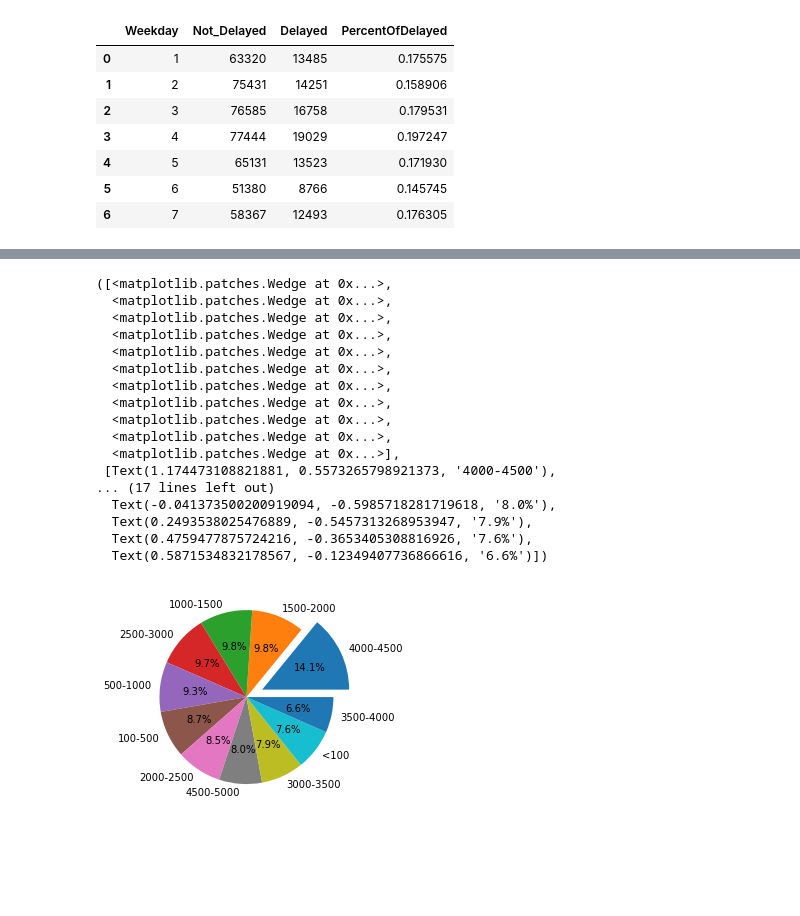
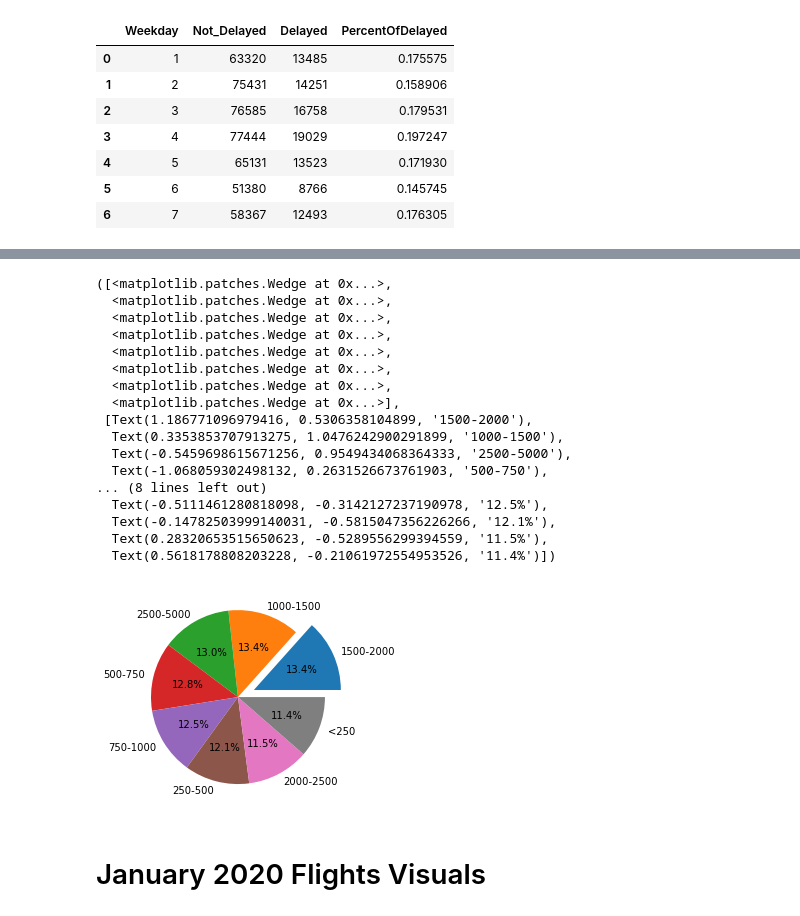
Before and after one commit to Duegan24/Final_Project, a Jupyter notebook: Database/Flights_Data-Visuals.ipynb, the cells around one changed output, grey strips where cells are left out. Drawn from its saved outputs; the diff is of its cells as text; code cells hidden in the pictures; blank space fills up the shorter version.

```diff
--- a/Database/Flights_Data-Visuals.ipynb
+++ b/Database/Flights_Data-Visuals.ipynb
@@ -182,0 +217,3 @@ array(['9E', 'AA', 'MQ', 'G4', 'OH', 'B6', 'YV', 'EV', 'F9', 'YX', 'HA',
+# %%
+airport_codes_df = airport_codes
+airport_codes_df.head()
@@ -182,0 +227,3 @@ array(['9E', 'AA', 'MQ', 'G4', 'OH', 'B6', 'YV', 'EV', 'F9', 'YX', 'HA',
+# %%
+jan_19_join = jan_19_clean.merge(airport_codes_df, on ="ORIGIN", how="left")
+jan_19_join.head()
@@ -182,0 +238,3 @@ array(['9E', 'AA', 'MQ', 'G4', 'OH', 'B6', 'YV', 'EV', 'F9', 'YX', 'HA',
+# %%
+jan_19_clean = jan_19_join
+jan_19_clean.head()
@@ -335,8 +458,12 @@ DISTANCE
 Name: DISTANCE, dtype: int64
 # %%
 # Establish the distance bins and group names.
-distance_bins = [0, 100, 500, 1000, 1500, 2000, 2500, 3000, 3500, 4000, 4500, 5000]
-group_names = ["<100", "100-500", "500-1000", "1000-1500", "1500-2000", "2000-2500", "2500-3000", "3000-3500", "3500-4000", "4000-4500", "4500-5000"]
+# distance_bins = [0, 100, 500, 1000, 1500, 2000, 2500, 3000, 3500, 4000, 4500, 5000]
+# group_names = ["<100", "100-500", "500-1000", "1000-1500", "1500-2000", "2000-2500", "2500-3000", "3000-3500", "3500-4000", "4000-4500", "4500-5000"]
+# distance_bins = [0, 1000,2000,3000, 4000, 5000]
+distance_bins = [0, 250, 500, 750, 1000, 1500, 2000, 2500, 5000]
+# group_names = ["<1000", "1000-2000", "2000-3000", "3000-4000", "4000-5000"]
+group_names = ["<250", "250-500", "500-750", "750-1000", "1000-1500", "1500-2000", "2000-2500", "2500-5000"]
 # %%
 # Categorize distance based on the bins.
 jan_19_clean["Distance Range (in Miles)"] = pd.cut(distance, distance_bins, labels=group_names)
@@ -372,24 +493,26 @@ df_distance.head(11)
 # %%
 x_axis = df_distance["Distance"]
 y_axis = df_distance["PercentOfDelayed"]
-explode_values = (0.2, 0, 0, 0, 0, 0, 0, 0, 0, 0, 0)
+explode_values = (0.2, 0, 0, 0, 0, 0, 0, 0)
 plt.pie(y_axis, explode=explode_values, labels=x_axis, autopct='%.1f%%')
 # %% [output]
 ([<matplotlib.patches.Wedge at 0x...>,
   <matplotlib.patches.Wedge at 0x...>,
   <matplotlib.patches.Wedge at 0x...>,
   <matplotlib.patches.Wedge at 0x...>,
   <matplotlib.patches.Wedge at 0x...>,
   <matplotlib.patches.Wedge at 0x...>,
   <matplotlib.patches.Wedge at 0x...>,
-  <matplotlib.patches.Wedge at 0x...>,
-  <matplotlib.patches.Wedge at 0x...>,
-  <matplotlib.patches.Wedge at 0x...>,
   <matplotlib.patches.Wedge at 0x...>],
- [Text(1.174473108821881, 0.5573265798921373, '4000-4500'),
-... (17 lines left out)
-  Text(-0.041373500200919094, -0.5985718281719618, '8.0%'),
-  Text(0.2493538025476889, -0.5457313268953947, '7.9%'),
-  Text(0.4759477875724216, -0.3653405308816926, '7.6%'),
-  Text(0.5871534832178567, -0.12349407736866616, '6.6%')])
+ [Text(1.186771096979416, 0.5306358104899, '1500-2000'),
+  Text(0.3353853707913275, 1.0476242900291899, '1000-1500'),
+  Text(-0.5459698615671256, 0.9549434068364333, '2500-5000'),
+  Text(-1.068059302498132, 0.2631526673761903, '500-750'),
+... (8 lines left out)
+  Text(-0.5111461280818098, -0.3142127237190978, '12.5%'),
+  Text(-0.14782503999140031, -0.5815047356226266, '12.1%'),
+  Text(0.28320653515650623, -0.5289556299394559, '11.5%'),
+  Text(0.5618178808203228, -0.21061972554953526, '11.4%')])
-[figure, old version]
+[figure, new version]
+# %% [markdown]
+# January 2020 Flights Visuals
```
Also changed, not shown: parts of 50 cells of this notebook, 4 other files.
